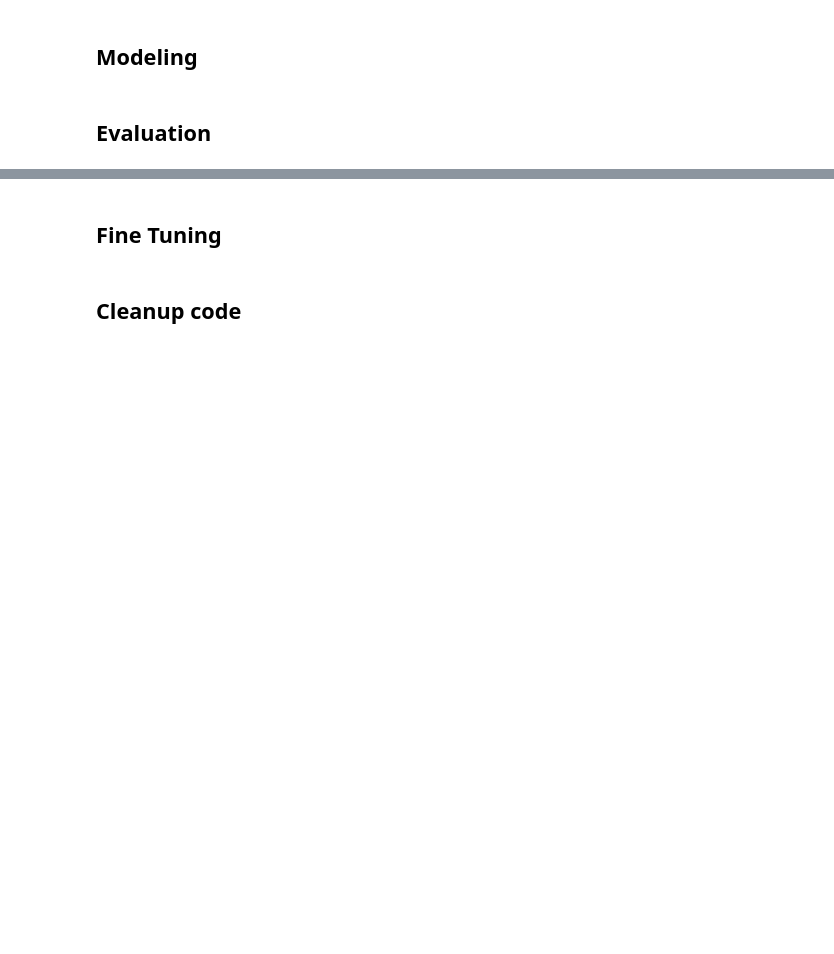
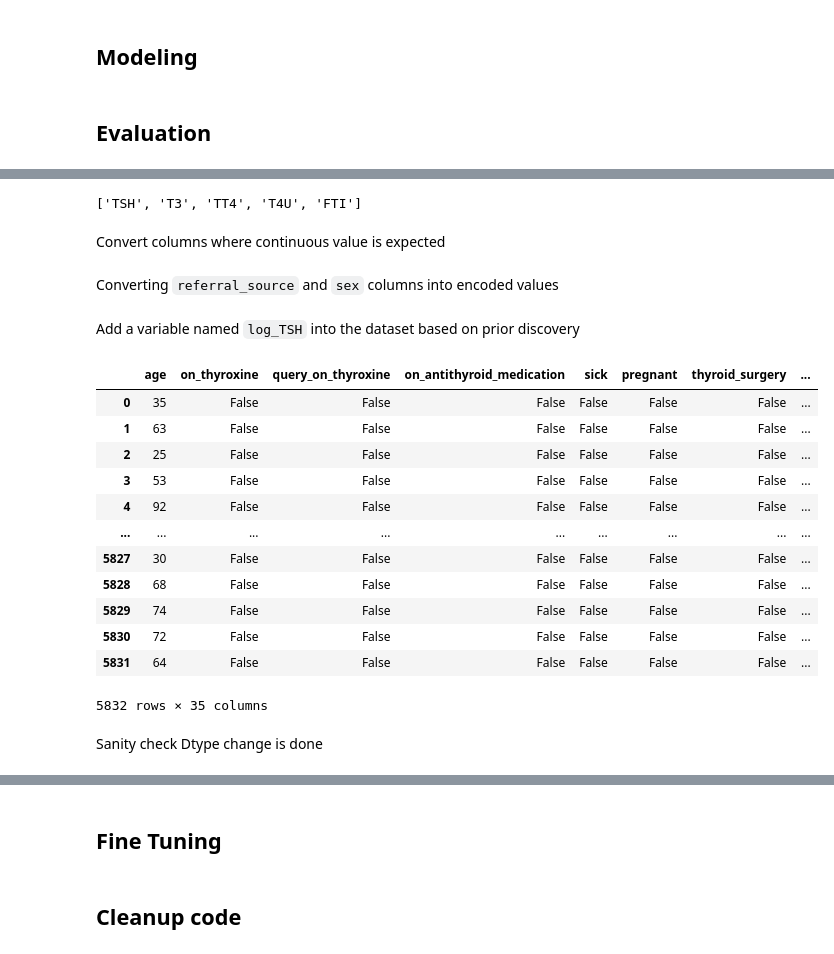
Before and after one commit to dflin96/UChicago-ADSP-31009-ON1-Machine-Learning-Predictive-Analytics-FnalProject-ThyroidDisease, a Jupyter notebook: ThyroidDisease.ipynb, the cells around one changed output, grey strips where cells are left out. Cells and saved outputs as stored; diff of their text form; code cells hidden in the pictures; blank space fills up the shorter version.

```diff
--- a/ThyroidDisease.ipynb
+++ b/ThyroidDisease.ipynb
@@ -1122,0 +1118,4 @@ Use the model on the transformed testing dataset
+# %%
+for column_with_missing_val in columns_with_missing_val:
+    df_testing[column_with_missing_val] = df_testing[column_with_missing_val].apply(
+        lambda x: '-1' if x == '?' else x)
@@ -1122,0 +1128,53 @@ Use the model on the transformed testing dataset
+# %%
+columns_with_continuous = [key for key in data_dictionary.keys() if data_dictionary[key] == ['continuous']]
+columns_with_continuous.remove('TBG')
+columns_with_continuous.remove('age') # Additional removal done because the age column is already a int64 type in the dataset
+columns_with_continuous
+# %% [output]
+['TSH', 'T3', 'TT4', 'T4U', 'FTI']
+# %% [markdown]
+Convert columns where continuous value is expected
+# %%
+for column_with_continuous in columns_with_continuous:
+    df_testing[column_with_continuous] = df_testing[column_with_continuous].apply(lambda x: float(x) if '.' in x else int(x))
+# %% [markdown]
+Converting `referral_source` and `sex` columns into encoded values
+# %%
+column_names_using_one_hot = ['sex', 'referral_source']
+
+one_hot_encoder = OneHotEncoder(sparse_output=False)
+# Iterate through columns to create one-hot encoded values for categorical columns
+for column_name_using_one_hot in column_names_using_one_hot:
+    # Transform categorical columns into one-hot
+    one_hot_encoded = one_hot_encoder.fit_transform(df_testing[[column_name_using_one_hot]])
+    # Retreive back the column name
+    column_name = one_hot_encoder.get_feature_names_out([column_name_using_one_hot])
+    # Create a dataFrame that stores the one-hot-encoded value
+    one_hot_df = pd.DataFrame(one_hot_encoded, columns=column_name)
+    # Add one-hot-encoded columns to the original dataframe
+    df_testing = pd.concat([df_testing, one_hot_df], axis=1)
+
+
+# Drop original columns in the dataframe
+df_testing.drop(labels=column_names_using_one_hot, axis=1, inplace=True)
+# %% [markdown]
+Add a variable named `log_TSH` into the dataset based on prior discovery
+# %%
+df_testing['log_TSH'] = np.log(df_testing['TSH'])
+df_testing
+# %% [output]
+|  | age | on_thyroxine | query_on_thyroxine | on_antithyroid_medication | sick | pregnant | thyroid_surgery | ... |
+| 0 | 35 | False | False | False | False | False | False | ... |
+| 1 | 63 | False | False | False | False | False | False | ... |
+| 2 | 25 | False | False | False | False | False | False | ... |
+| 3 | 53 | False | False | False | False | False | False | ... |
+| 4 | 92 | False | False | False | False | False | False | ... |
+| ... | ... | ... | ... | ... | ... | ... | ... | ... |
+| 5827 | 30 | False | False | False | False | False | False | ... |
+| 5828 | 68 | False | False | False | False | False | False | ... |
+| 5829 | 74 | False | False | False | False | False | False | ... |
+| 5830 | 72 | False | False | False | False | False | False | ... |
+| 5831 | 64 | False | False | False | False | False | False | ... |
+5832 rows × 35 columns
+# %% [markdown]
+Sanity check Dtype change is done
```
Also changed, not shown: parts of 59 cells of this notebook.
